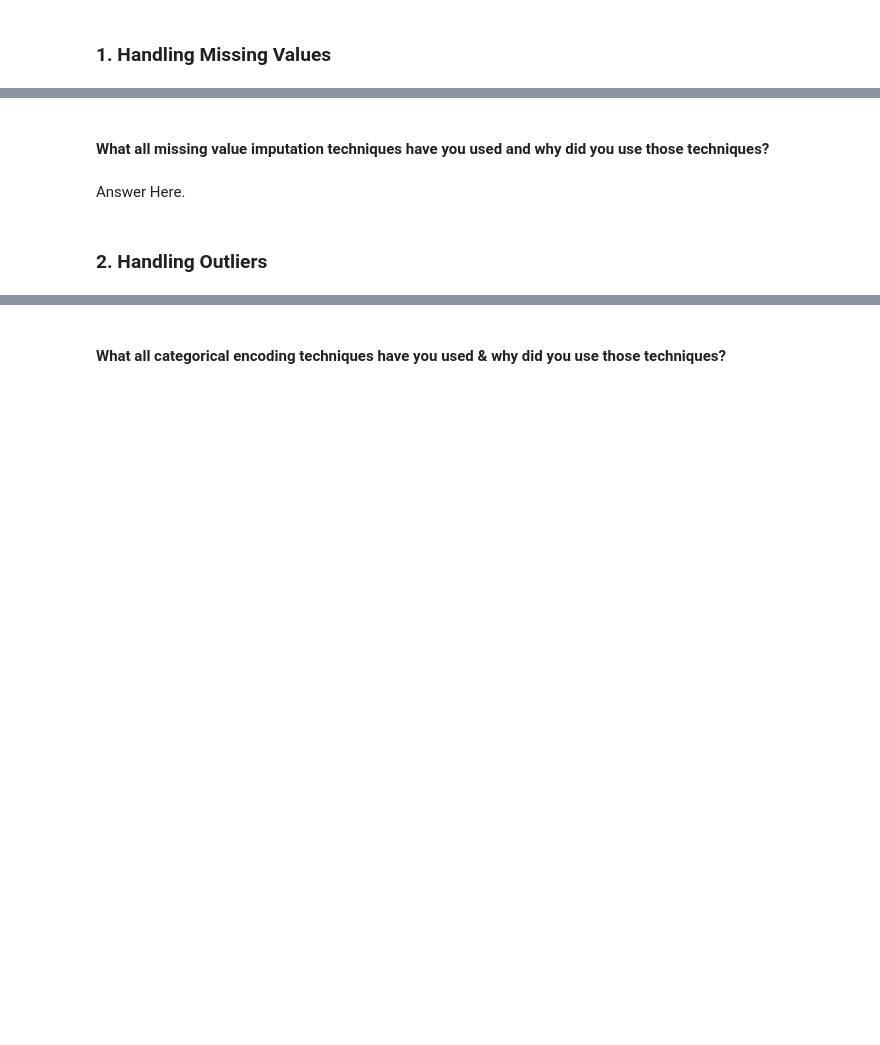
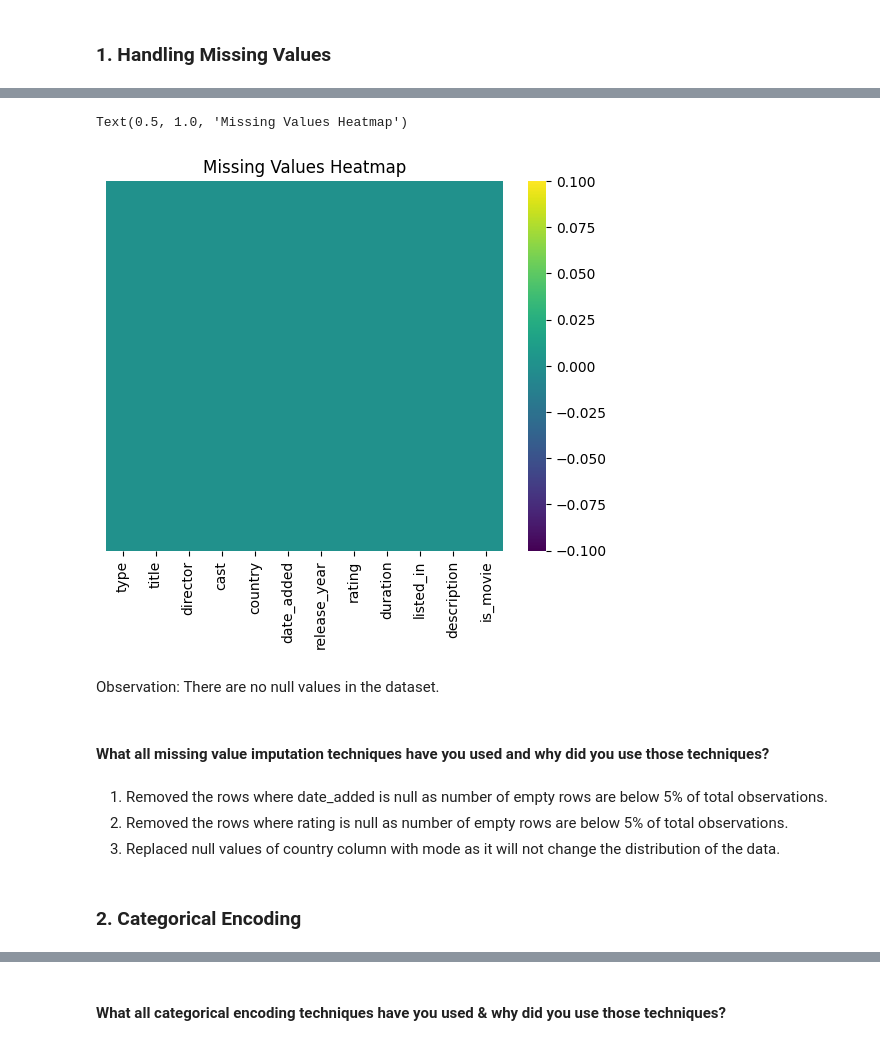
Before and after one commit to dhar9571/Capstone-Project-Unsupervised-ML---Netflix-Dataset, a Jupyter notebook: Capstone_Project_Unsupervised_ML_Netflix_Dataset.ipynb, the cells around one changed output, grey strips where cells are left out. Cells and saved outputs as stored; diff of their text form; code cells hidden in the pictures; blank space fills up the shorter version.

```diff
--- a/Capstone_Project_Unsupervised_ML_Netflix_Dataset.ipynb
+++ b/Capstone_Project_Unsupervised_ML_Netflix_Dataset.ipynb
@@ -399,6 +430,8 @@ Try using .loc[row_indexer,col_indexer] = value instead
 
 See the caveats in the documentation: https://pandas.pydata.org/pandas-docs/stable/user_guide/indexing.html#returning-a-view-versus-a-copy
   movies.duration = movies.duration.astype('int')
+# %%
+df['is_movie'] = df['type'].apply(lambda x: 0 if x=='TV Show' else 1)
 # %% [markdown]
 ### What all manipulations have you done and insights you found?
 # %% [markdown]
@@ -862,6 +914,18 @@ The chi-square test is chosen when we want to determine if there is a significan
+# %%
+# plotting null values heatmap:
+
+sns.heatmap(df.isna(),yticklabels=False,cbar=True,cmap='viridis')
+plt.title("Missing Values Heatmap")
+# %% [output]
+Text(0.5, 1.0, 'Missing Values Heatmap')
+[figure, added]
+# %% [markdown]
+Observation: There are no null values in the dataset.
 # %% [markdown]
 #### What all missing value imputation techniques have you used and why did you use those techniques?
-# %% [markdown]
-Answer Here.
+# %% [markdown]
+1. Removed the rows where date_added is null as number of empty rows are below 5% of total observations.
+2. Removed the rows where rating is null as number of empty rows are below 5% of total observations.
+3. Replaced null values of country column with mode as it will not change the distribution of the data.
 # %% [markdown]
-### 2. Handling Outliers
+### 2. Categorical Encoding
```
Also changed, not shown: parts of 78 cells of this notebook.
